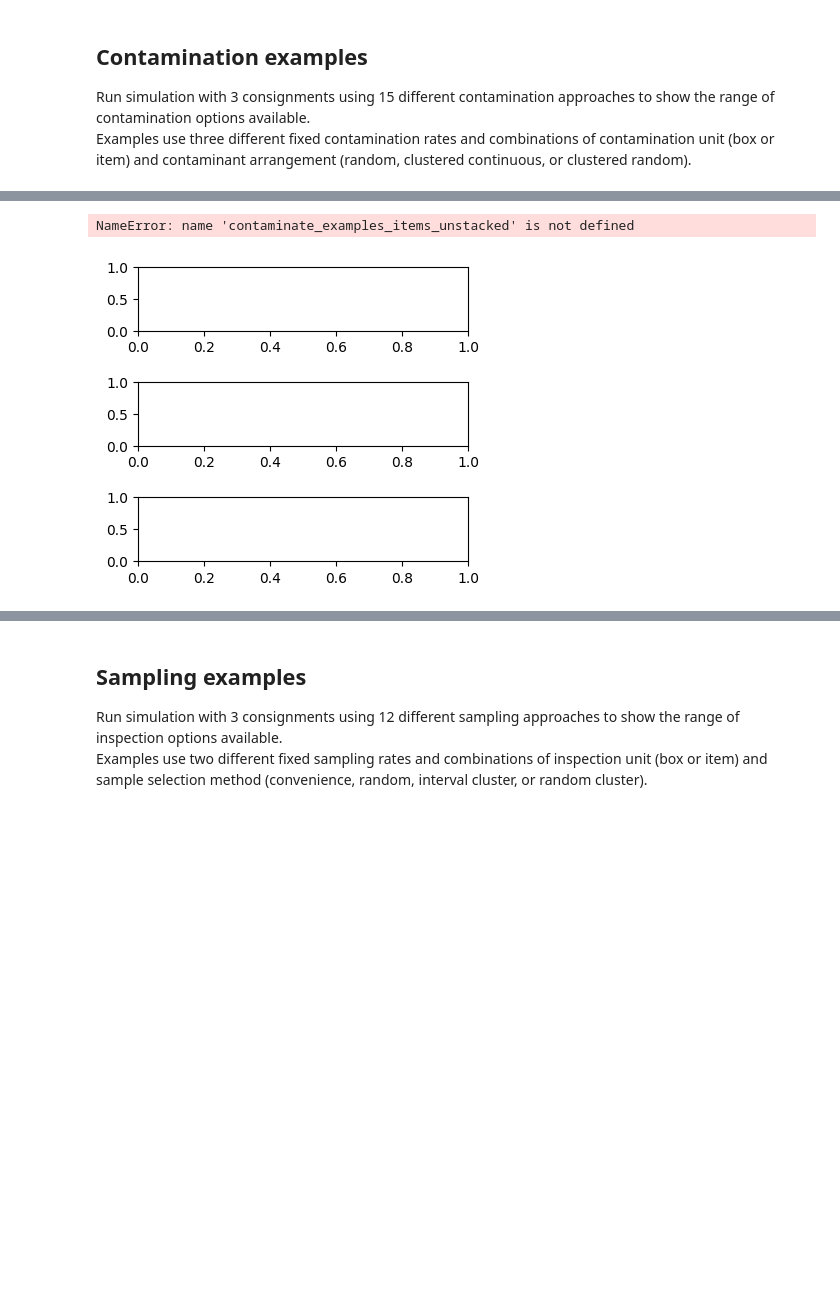
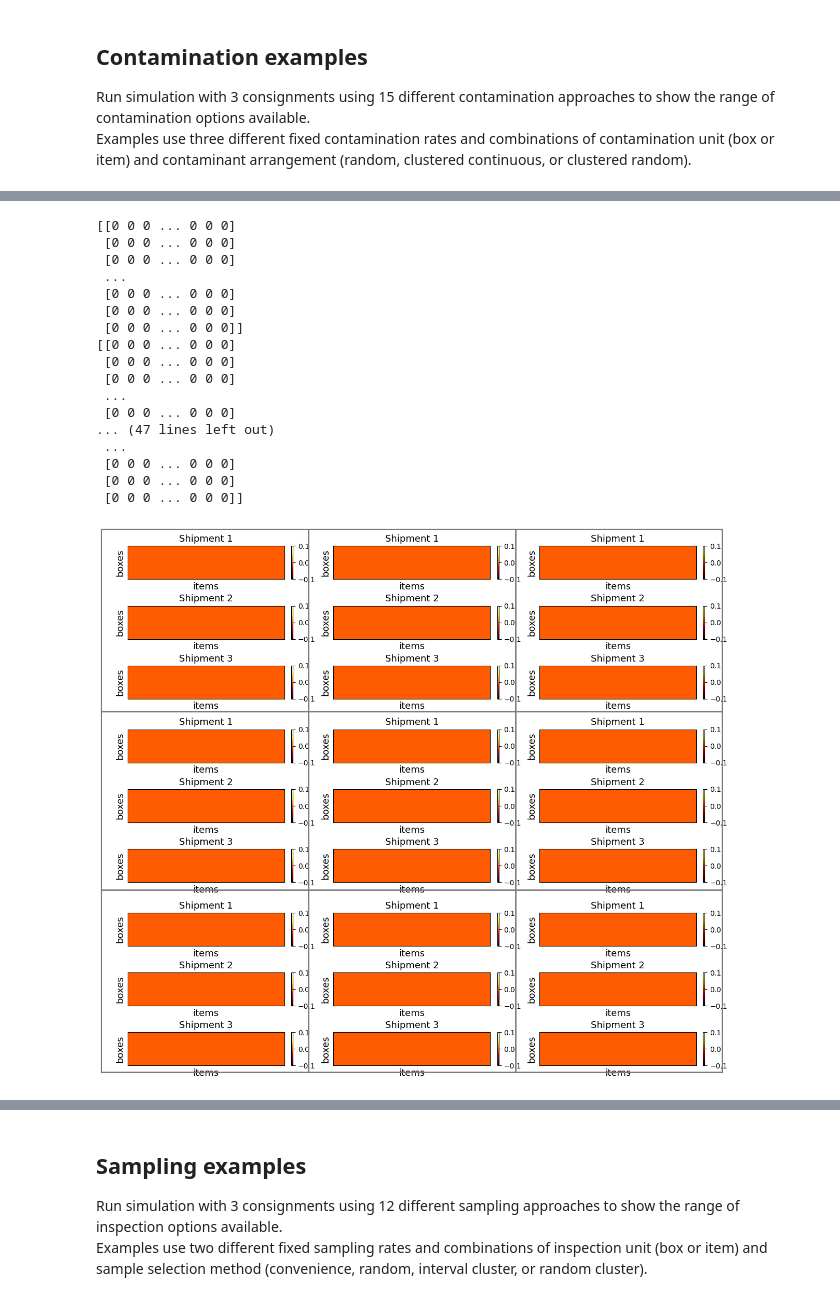
Before and after one commit to jkagor13-usda/popsborder, a Jupyter notebook: popsborder-main/hierarchal sampling/hierarchal_test.ipynb, the cells around one changed output, grey strips where cells are left out. Saved outputs shown, nothing was run; the diff lists cells and outputs as text; code cells hidden in the pictures; blank space fills up the shorter version.

```diff
--- a/popsborder-main/hierarchal sampling/hierarchal_test.ipynb
+++ b/popsborder-main/hierarchal sampling/hierarchal_test.ipynb
@@ -80,4 +80,4 @@ contaminate_examples_df = save_scenario_result_to_pandas(
     ],
 )
 # %%
-v = [i[0] for i in contaminate_examples_details]
+contaminate_examples_items_unstacked = [i[0] for i in contaminate_examples_details]
@@ -84,52 +104,66 @@ v = [i[0] for i in contaminate_examples_details]
 # %%
 # Plot items for each item contamination unit scenarios
 scenarios = contaminate_examples_df["consignment name"]
 
 fig = plt.figure(figsize=(14.5, 13), constrained_layout=False)
 outer_grid = fig.add_gridspec(3, 3)
 
 scenario_index = 0
 for a in range(3):
     for b in range(3):
-        # gridspec inside gridspec
         inner_grid = outer_grid[a, b].subgridspec(3, 1, hspace=0.8)
-        axs = inner_grid.subplots()  # Create all subplots for the inner grid.
+        axs = inner_grid.subplots()
+
         contaminate_examples_items = np.stack(contaminate_examples_items_unstacked[scenario_index])
+        # print(contaminate_examples_items)
         items_by_consignment = np.vsplit(contaminate_examples_items, num_consignments_1)
-        for i in range(len(items_by_consignment)):
-            axs[i].matshow(items_by_consignment[i], cmap='Blues')
-            axs[i].set_yticklabels([])
-            axs[i].tick_params(labeltop=False, top=False, bottom=False)
+
+        for i, consignment in enumerate(items_by_consignment):
+            im = axs[i].imshow(consignment, cmap='hot', aspect='auto')  # Heatmap using 'hot' colormap
+            axs[i].set_yticks([])
+            axs[i].set_xticks([])
             axs[i].set_ylabel('boxes', fontsize=13)
             axs[i].set_xlabel('items', fontsize=13)
-            axs[i].set_title("Shipment " + str(i + 1), fontsize=13)
+            axs[i].set_title(f"Shipment {i + 1}", fontsize=13)
+
+            # Add colorbar for each subplot to show scale
+            plt.colorbar(im, ax=axs[i], fraction=0.046, pad=0.04)
+
         scenario_index += 1
 
-
-from pylab import *
-axs[i].plot([0.365, 0.365], [0.1, 0.905], color='#7A7A7A', lw=2,
-         transform=gcf().transFigure, clip_on=False)
-axs[i].plot([0.64, 0.64], [0.1, 0.905], color='#7A7A7A', lw=2,
-         transform=gcf().transFigure, clip_on=False)
-axs[i].plot([0.09, 0.915], [.37, .37], color='#7A7A7A', lw=2,
-         transform=gcf().transFigure, clip_on=False)
-axs[i].plot([0.09, 0.915], [.635, .635], color='#7A7A7A', lw=2,
-         transform=gcf().transFigure, clip_on=False)
-axs[i].plot([0.09, 0.915], [0.905, 0.905], color='#7A7A7A', lw=2,
-         transform=gcf().transFigure, clip_on=False)
-axs[i].plot([0.09, 0.915], [0.1, 0.1], color='#7A7A7A', lw=2,
-         transform=gcf().transFigure, clip_on=False)
-axs[i].plot([0.915, 0.915], [0.1, 0.905], color='#7A7A7A', lw=2,
-         transform=gcf().transFigure, clip_on=False)
-axs[i].plot([0.09, 0.09], [0.1, 0.905], color='#7A7A7A', lw=2,
-         transform=gcf().transFigure, clip_on=False)
+# Drawing grid lines (optional enhancement)
+fig.lines.extend([
+    plt.Line2D([0.365, 0.365], [0.1, 0.905], color='#7A7A7A', lw=2, transform=fig.transFigure),
+    plt.Line2D([0.64, 0.64], [0.1, 0.905], color='#7A7A7A', lw=2, transform=fig.transFigure),
+    plt.Line2D([0.09, 0.915], [.37, .37], color='#7A7A7A', lw=2, transform=fig.transFigure),
+    plt.Line2D([0.09, 0.915], [.635, .635], color='#7A7A7A', lw=2, transform=fig.transFigure),
+    plt.Line2D([0.09, 0.915], [0.905, 0.905], color='#7A7A7A', lw=2, transform=fig.transFigure),
+    plt.Line2D([0.09, 0.915], [0.1, 0.1], color='#7A7A7A', lw=2, transform=fig.transFigure),
+    plt.Line2D([0.915, 0.915], [0.1, 0.905], color='#7A7A7A', lw=2, transform=fig.transFigure),
+    plt.Line2D([0.09, 0.09], [0.1, 0.905], color='#7A7A7A', lw=2, transform=fig.transFigure)
+])
 
 plt.show()
-
-fig.savefig(plotsdir / "contam_examples_items.jpg", dpi=800)
+fig.savefig(plotsdir / "contam_examples_items_heatmap.jpg", dpi=800)
 # %% [output]
-NameError: name 'contaminate_examples_items_unstacked' is not defined
+[[0 0 0 ... 0 0 0]
+ [0 0 0 ... 0 0 0]
+ [0 0 0 ... 0 0 0]
+ ...
+ [0 0 0 ... 0 0 0]
+ [0 0 0 ... 0 0 0]
+ [0 0 0 ... 0 0 0]]
+[[0 0 0 ... 0 0 0]
+ [0 0 0 ... 0 0 0]
+ [0 0 0 ... 0 0 0]
+ ...
+ [0 0 0 ... 0 0 0]
+... (47 lines left out)
+ ...
+ [0 0 0 ... 0 0 0]
+ [0 0 0 ... 0 0 0]
+ [0 0 0 ... 0 0 0]]
-[figure, old version]
+[figure, new version]
 # %%
 # Plot items for each box contamination unit scenarios
 scenarios = contaminate_examples_df["consignment name"]
```
Also changed, not shown: parts of 4 cells of this notebook, 4 other files.
